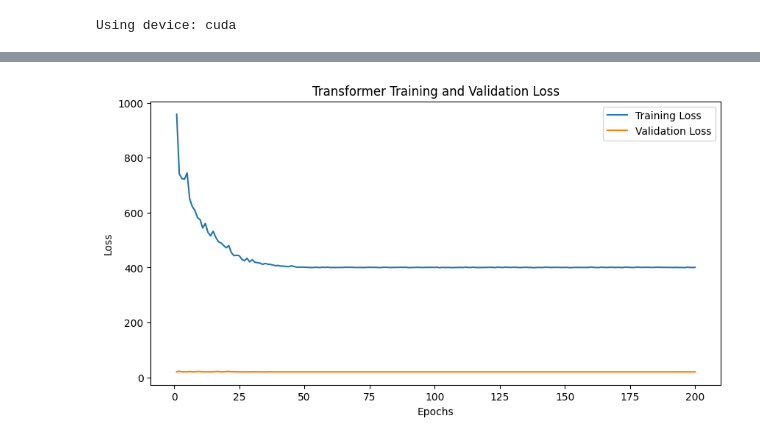
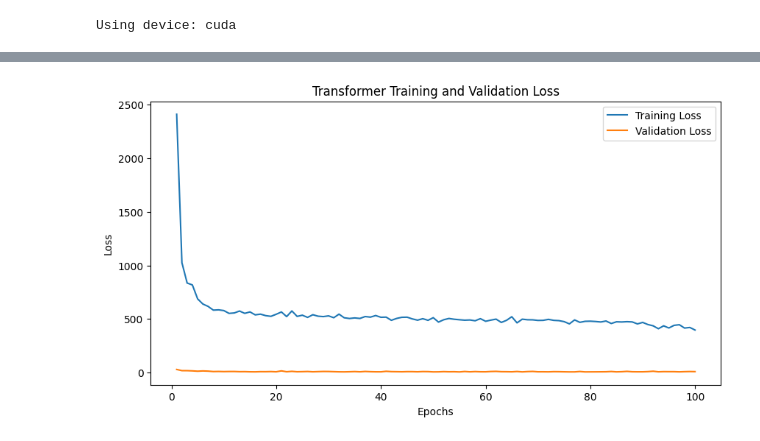
Before and after one commit to saikrishna1108/Vehicle-Speed-Estimation-Using-RNNs-and-Transformers, a Jupyter notebook: Transformer_Regression.ipynb, the cells around one changed output, grey strips where cells are left out. Saved outputs shown, nothing was run; the diff lists cells and outputs as text; code cells hidden in the pictures.

```diff
--- a/Transformer_Regression.ipynb
+++ b/Transformer_Regression.ipynb
@@ -163,13 +238,27 @@ def train_and_validate(model, train_loader, val_loader, criterion, optimizer,sch
                 inputs, speeds= inputs.to(device), speeds.to(device)
                 outputs = model(inputs)
                 outputs = outputs.squeeze()
-                if outputs.shape != speeds.shape:
-                    outputs = outputs[:speeds.size(0)]
+
+                # if len(outputs.shape) == 1:
+                # # Remove the slicing operation if the tensor has a single dimension
+                #   outputs = outputs
+                # else:
+                #   print(outputs.shape)
+                #   print(speeds.shape)
+                # outputs = outputs[:speeds.size(0)]
+
+                # Adjust the slicing operation if the tensor has multiple dimensions
+                  # outputs = outputs[:speeds.size(0)]
+
+                # if outputs.shape != speeds.shape:
+                #     print(outputs.shape)
+                #     print(speeds.shape)
+                #     outputs = outputs[:speeds.size(0)]
                 loss = torch.sqrt(criterion(outputs, speeds))
                 total_val_loss += loss.item()
         avg_val_loss = total_val_loss / len(val_loader)
         val_losses.append(avg_val_loss)
-        if epoch % 10 ==0:
+        if epoch % 1 ==0:
             print(f'Epoch {epoch+1}/{epochs}, MSE training Loss: {avg_train_loss:.4f}, RMSE validation Loss: {avg_val_loss:.4f}')
 
     return train_losses, val_losses
@@ -180,20 +269,20 @@ import matplotlib.pyplot as plt
 import torch.optim as optim
 from torch.optim.lr_scheduler import ExponentialLR
 
-train_dataset = SpeedDataset('outputs', sequence_length=15)
-test_dataset = SpeedDataset('test_outputs', sequence_length=15)
+train_dataset = SpeedDataset('./Dataset/Train/', sequence_length=15)
+test_dataset = SpeedDataset('./Dataset/Test/', sequence_length=15)
 train_loader = DataLoader(train_dataset, batch_size=64, shuffle=True)
 test_loader = DataLoader(test_dataset, batch_size=64, shuffle=False)
 # %%
 # Model, Loss, and Optimizer
 device = torch.device("cuda" if torch.cuda.is_available() else "cpu")
-model = SpeedPredictor(sequence_length=15, feature_size=18, hidden_dim=128, output_size=1)
+model = SpeedPredictor(sequence_length=15, feature_size=9, hidden_dim=128, output_size=1)
 model.to(device)
 model.apply(init_weights)
 criterion = nn.MSELoss()
-optimizer = optim.Adam(model.parameters(), lr=0.1)
+optimizer = optim.Adam(model.parameters(), lr=0.001)
 
 # Scheduler for learning rate adjustment
 scheduler = ExponentialLR(optimizer, gamma=0.9999999999)
-train_losses,val_losses = train_and_validate(model, train_loader, val_loader, criterion, optimizer, scheduler, epochs=200)
+train_losses,val_losses = train_and_validate(model, train_loader, test_loader, criterion, optimizer, scheduler, epochs=100)
 # %% [output]
@@ -220,15 +306,15 @@ Epoch 191/200, MSE training Loss: 400.2858, RMSE validation Loss: 19.9769
 # %%
 # Plotting training and validation loss
 plt.figure(figsize=(10, 5))
-plt.plot(range(1, 200+1), train_losses, label='Training Loss')
-plt.plot(range(1, 200+1), val_losses, label='Validation Loss')
+plt.plot(range(1, 100+1), train_losses, label='Training Loss')
+plt.plot(range(1, 100+1), val_losses, label='Validation Loss')
 plt.xlabel('Epochs')
 plt.ylabel('Loss')
 plt.title('Transformer Training and Validation Loss')
 plt.legend()
 plt.show()
 # %% [output]
-[figure, old version]
+[figure, new version]
 # %%
 
 torch.save(model, 'Transformer_Regression_150.pth')
```
Also changed, not shown: parts of 7 cells of this notebook.
